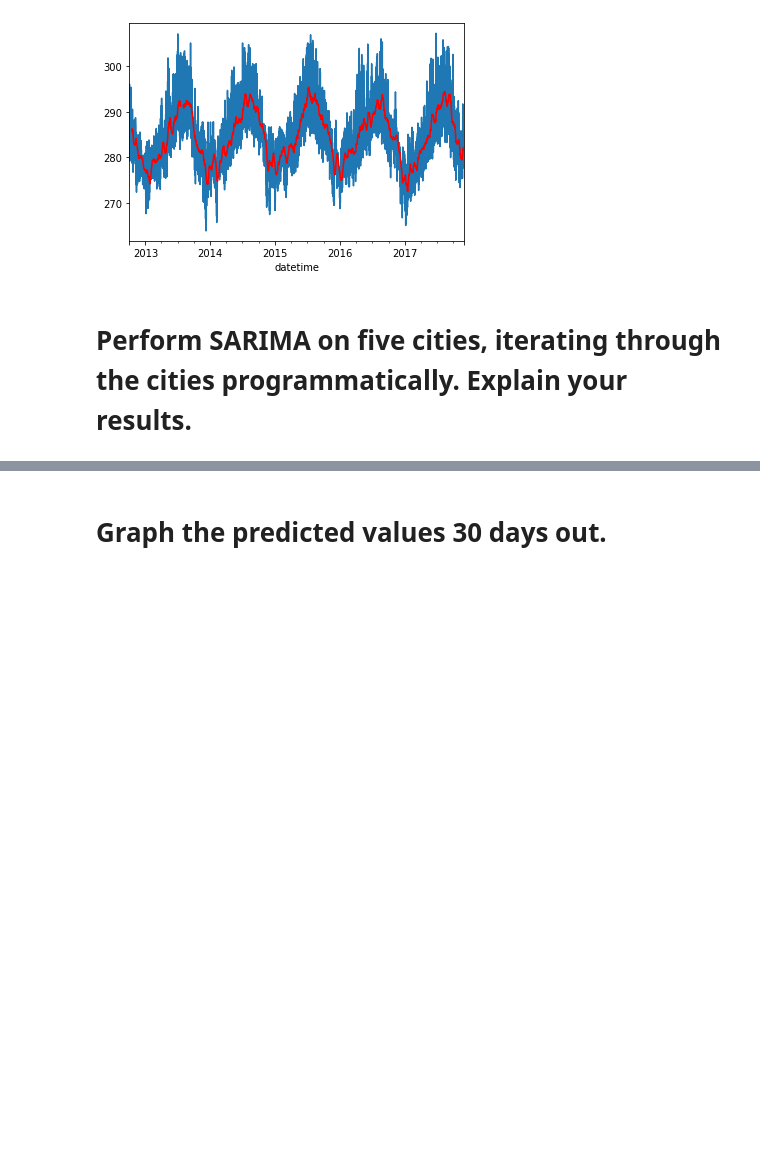
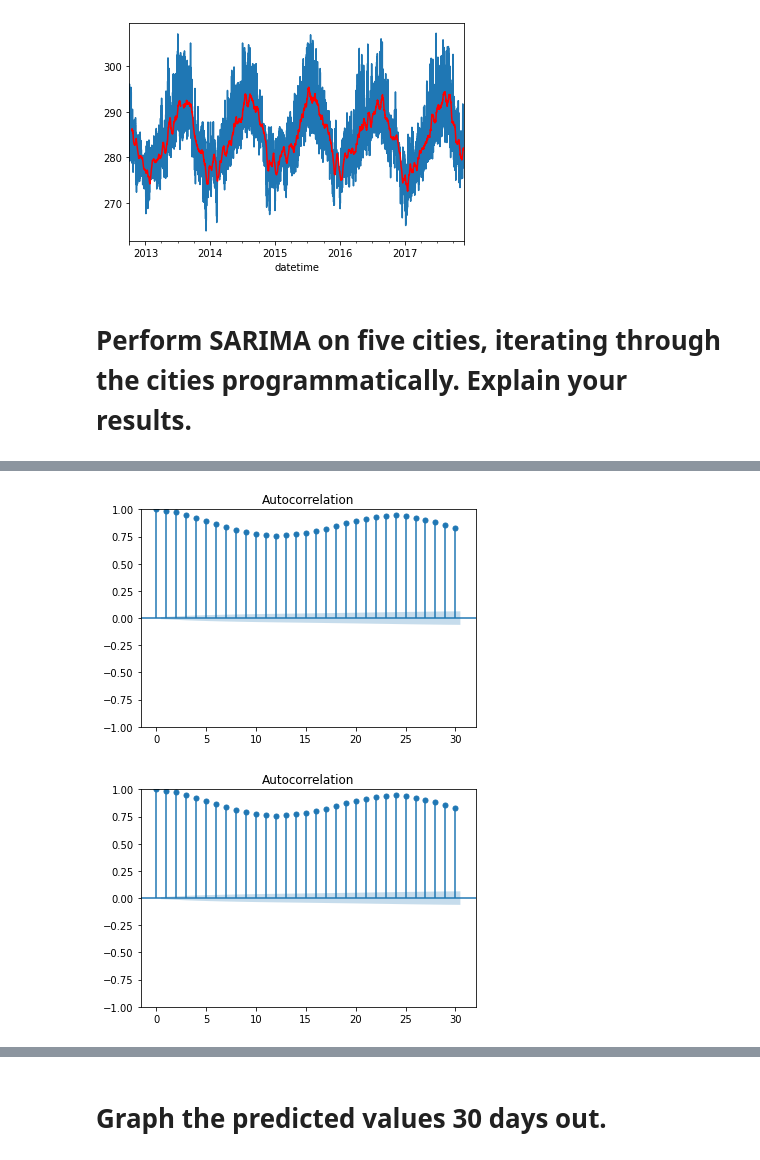
Before and after one commit to nasibaA/11_HW, a Jupyter notebook: 11_HW.ipynb, the cells around one changed output, grey strips where cells are left out. Drawn from its saved outputs; the diff is of its cells as text; code cells hidden in the pictures; blank space fills up the shorter version.

```diff
--- a/11_HW.ipynb
+++ b/11_HW.ipynb
@@ -201,0 +228,7 @@ df['7day_rolling_avg_S'].plot(c="red")
+# %%
+from statsmodels.graphics.tsaplots import plot_acf, plot_pacf
+
+plot_acf(df_new['Vancouver'], lags = 30, missing='drop')
+# %% [output]
+[figure, added]
+[figure, added]
```
Also changed, not shown: parts of 5 cells of this notebook.
